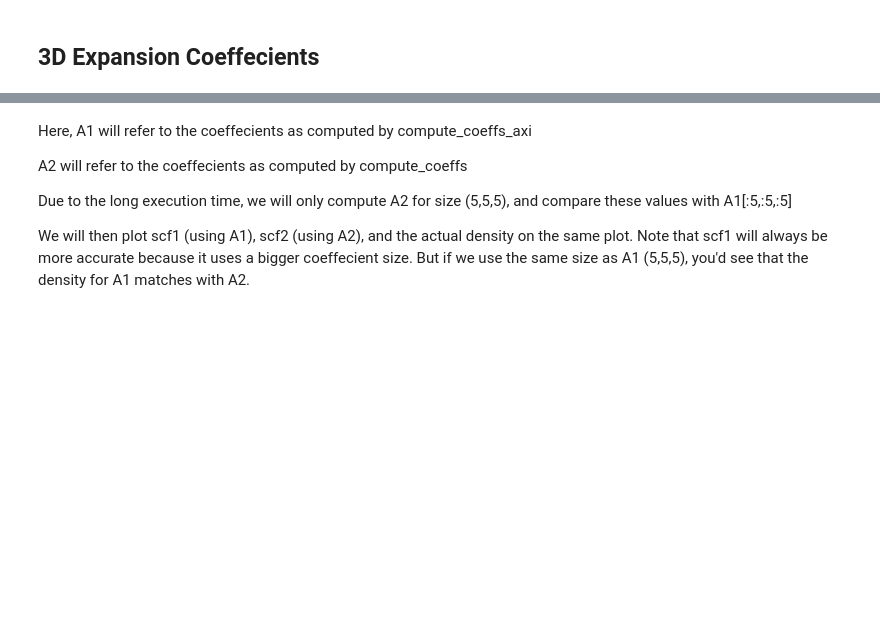
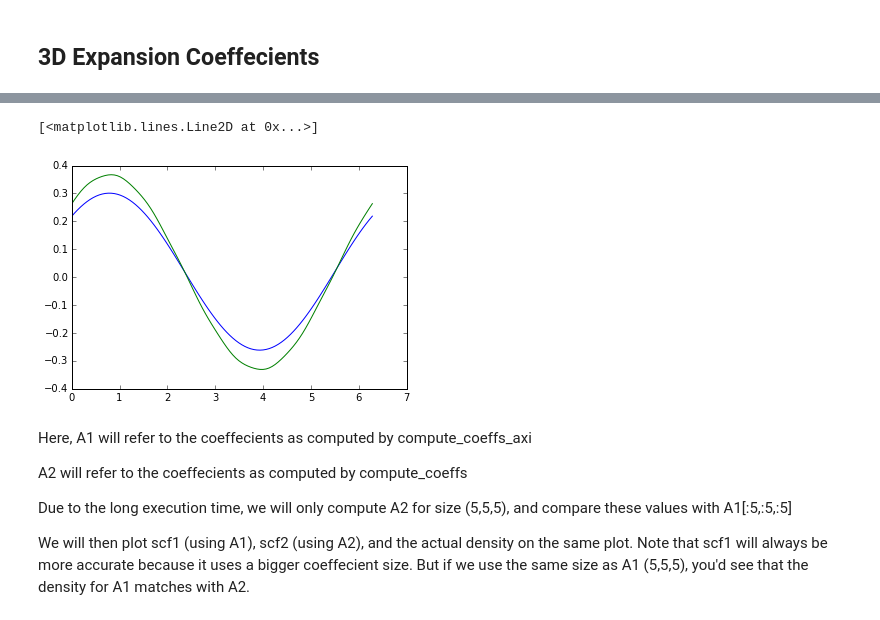
Before and after one commit to SeaifanAladdin/galpy-notebook, a Jupyter notebook: galpy/SCFPotential.ipynb, the cells around one changed output, grey strips where cells are left out. Saved outputs shown, nothing was run; the diff lists cells and outputs as text; code cells hidden in the pictures; blank space fills up the shorter version.

```diff
--- a/galpy/SCFPotential.ipynb
+++ b/galpy/SCFPotential.ipynb
@@ -402,3 +442,12 @@ Even though the expansion coeffecients turns really ugly for small n but large l
+# %%
+phi = nu.linspace(0, 2*nu.pi, 100)
+density = scf.dens(1, 0, phi)
+# %%
+plt.plot(phi, density1(1, 0, phi))
+plt.plot(phi, density)
+# %% [output]
+[<matplotlib.lines.Line2D at 0x...>]
+[figure, added]
 # %% [markdown]
 Here, A1 will refer to the coeffecients as computed by compute_coeffs_axi
 
```
Also changed, not shown: parts of 12 cells of this notebook.
